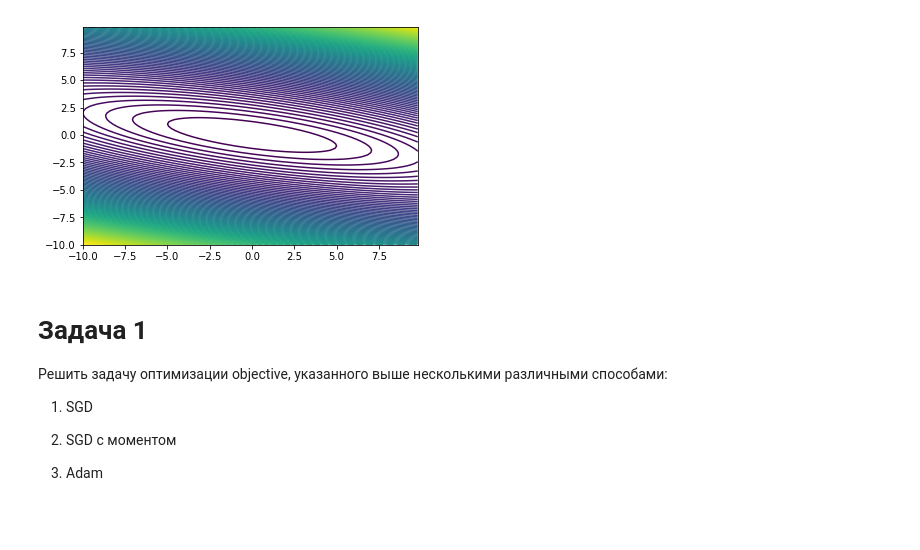
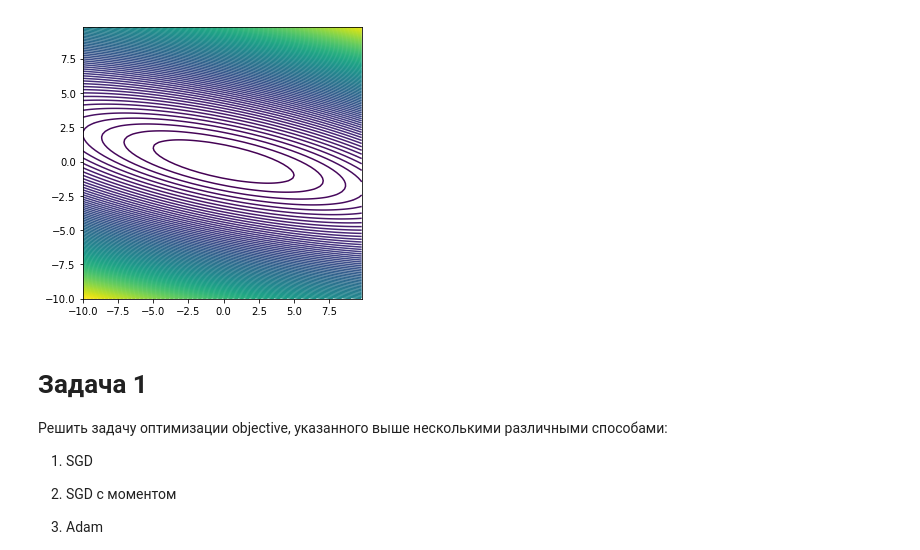
Before and after one commit to RomanovMikeV/deep_learning_course_2.0, a Jupyter notebook: Lesson 2 Optimization package.ipynb, the cells around one changed output. Cells and saved outputs as stored; diff of their text form; code cells hidden in the pictures; blank space fills up the shorter version.

```diff
--- a/Lesson 2 Optimization package.ipynb
+++ b/Lesson 2 Optimization package.ipynb
@@ -17,16 +13,17 @@ def show_contours(objective,
                   y_ticks=100):
     x_step = (x_lims[1] - x_lims[0]) / x_ticks
     y_step = (y_lims[1] - y_lims[0]) / y_ticks
-    X, Y = numpy.mgrid[x_lims[0]:x_lims[1]:x_step, y_lims[0]:y_lims[1]:y_step]
+    X, Y = np.mgrid[x_lims[0]:x_lims[1]:x_step, y_lims[0]:y_lims[1]:y_step]
     res = []
     for x_index in range(X.shape[0]):
         res.append([])
         for y_index in range(X.shape[1]):
             x_val = X[x_index, y_index]
             y_val = Y[x_index, y_index]
-            res[-1].append(objective(numpy.array([[x_val, y_val]]).T))
-    res = numpy.array(res)
-    contour(X, Y, res, 100)
+            res[-1].append(objective(np.array([[x_val, y_val]]).T))
+    res = np.array(res)
+    plt.figure(figsize=(5,5))
+    plt.contour(X, Y, res, 100)
 # %%
 # Функция, которую нужно оптимизировать
 def objective(inp):
@@ -85,14 +78,14 @@ semilogy(error_hist)
 # %%
 # Функция, которую нужно оптимизировать
 def objective(inp):
 #     print(inp.transpose(0, 1).shape)
-    gramma = numpy.array([[1.0, 2.0], [2.0, 10.0]])
-    res = (inp.transpose(1, 0).dot(gramma.dot(inp))).sum()
+    gramma = np.array([[1.0, 2.0], [2.0, 10.0]])
+    res = (inp.transpose(1, 0) @ (gramma @ inp)).sum()
     return res
 
 show_contours(objective)
 # %% [output]
-[figure, old version]
+[figure, new version]
 # %%
 # Функция, которую нужно оптимизировать
 def objective(inp):
```
Also changed, not shown: parts of 8 cells of this notebook.
